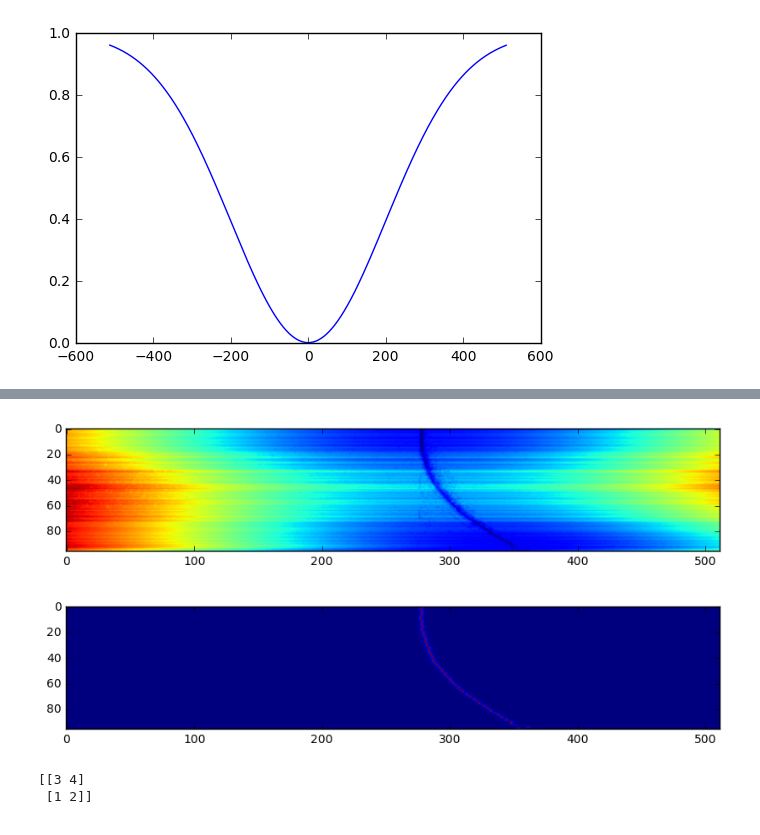
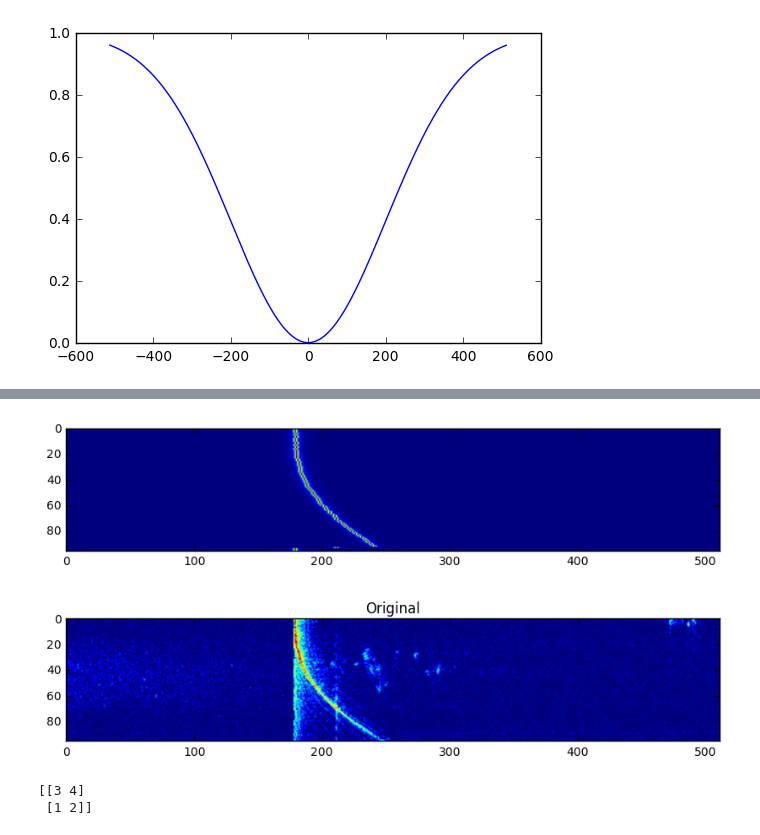
Before and after one commit to pvazteixeira/multibeam, a Jupyter notebook: feature-potts-dev.ipynb, the cells around one changed output, grey strips where cells are left out. Saved outputs shown, nothing was run; the diff lists cells and outputs as text; code cells hidden in the pictures.

Commit message:
fixed edge issues, removed void label (for now)

```diff
--- a/feature-potts-dev.ipynb
+++ b/feature-potts-dev.ipynb
@@ -21,8 +21,8 @@ plt.plot(x,1-y)
 [<matplotlib.lines.Line2D at 0x...>]
 [figure]
 # %%
-image_list = glob('/home/pvt/Workspace/multibeam-classification/dataset-1/*raw.png') # window set to 2.25m to 11.25m
-# image_list = glob('/home/pvt/Workspace/multibeam/data/DIDSON/2016-07-19.11/*raw.png') # window set to 2.25m to 11.25m
+# image_list = glob('/home/pvt/Workspace/multibeam-classification/dataset-1/*raw.png') # window set to 2.25m to 11.25m
+image_list = glob('/home/pvt/Workspace/multibeam/data/DIDSON/2016-07-19.11/*raw.png') # window set to 2.25m to 11.25m
 print len(image_list)
 
 import cv2
@@ -44,8 +44,8 @@ idx = np.random.randint(0,len(image_list))
 print 'image:',idx
 # img = imread(image_list[idx], as_grey=True)
 ping = cv2.imread(image_list[idx],cv2.CV_LOAD_IMAGE_GRAYSCALE)
-img = didson.deconvolve(ping)
-# img = ping
+# img = didson.deconvolve(ping)
+img = ping
 img = img.astype(np.float64)/255.0
 print np.amin(img), np.amax(img)
 print img.shape
@@ -59,5 +59,19 @@ image: 6
 # %%
-c_scale = 0.33
+"""
+Tunable parameters:
+- Cauchy scale
+- Transition cost & cooling
+- relative weight (u0/u1)
+- 1st-order void-label cost
+
+To Do:
+- better edge handling on roll
+- handle "void" labels on transition cost (should get replaced by fixed cost!)
+"""
+
+
+# c_scale = 0.33
+c_scale = 1
 #get a prior on the labels
 midx = np.argmax(img, axis=0) # return max location per row
 midx.shape = (1,96)
@@ -80,42 +94,69 @@ for i in range(0,512):
 
 # 'void' label
 u0v = np.sum(np.square(img),axis=0)
-
-# combine
 # u0 = np.vstack((u0v,u0))
 
+s = 100
 # now, iterate so as to get
-for i in range(0,10):
-    # TODO: fix edge effects
+# for i in range(0,20):
+i = 0
+while True:
+    i = i+1
+    # TODO: fix edge effects - replace with own value to zero the difference
+
     a = np.tile(midx,(512,1))
     l = np.roll(a,1,axis=1)
+    l[:,0]=l[:,1]
     ll = np.roll(l,1, axis=1)
+    ll[:,0]=ll[:,1]
     r = np.roll(a,-1,axis=1)
+    r[:,-1] = r[:,-2]
     rr = np.roll(r,-1, axis=1)
-    s = 30*(10 - i)
+    rr[:,-1] = rr[:,-2]
+
+#     s = 20*(20 - i)
+    s = 0.99*s;
 #     u1 = 2 - 2.5*s*norm.pdf((l-x),loc=0, scale=s ) - 2.5*s*norm.pdf((r-x),loc=0, scale=s )
     u1 = 4 - 2.5*s*norm.pdf((l-x),loc=0, scale=s ) - 2.5*s*norm.pdf((r-x),loc=0, scale=s ) - 2.5*s*norm.pdf((ll-x),loc=0, scale=s ) - 2.5*s*norm.pdf((rr-x),loc=0, scale=s )
 
-    # TODO: cost for the void label!
+#     u1 = np.vstack((0.5*np.ones_like(u0v),u1))
 
-    cost = u0 + 3*u1
+    print 'u0:',np.amin(u0),'-',np.amax(u0)
+    print 'u1:',np.amin(u1),'-',np.amax(u1)
+    print 's:',s
+    cost = u0 + u1
     midx_new = np.argmin(cost, axis=0)
 
 #     print np.amin(cost),np.amax(cost)
 #     print u0.shapes
 #     midx_new = np.argmin(u0, axis=0)
 
-    s = np.sum((midx-midx_new)!=0)
-    print 's:',s
+    changes = np.sum((midx-midx_new)!=0)
+    print 'changes:',changes
     midx = midx_new
 
-    plt.figure(figsize=(10,4))
-    plt.imshow((cost).transpose())
+#     plt.figure(figsize=(10,4))
+#     plt.imshow((cost).transpose())
 
-    if s<=0:
+    if s<10:
         break
+
+    if changes<=0:
+        break
+
+    if i>100:
+        break
+
+
+print 'iterations:',i
+plt.figure(figsize=(10,4))
+plt.imshow(cost.transpose())
 
 simg = cauchy.pdf(x,loc=midx, scale=c_scale)
 plt.figure(figsize=(10,4))
 plt.imshow(simg.transpose())
+
+plt.figure(figsize=(10,4))
+plt.imshow(img.transpose())
+plt.title('Original')
 # %% [output]
@@ -126,5 +178,5 @@ s: 0
-[figure, old version]
+[figure, new version]
-[figure, old version]
+[figure, new version]
 # %%
 a = np.array([[1,2],[3,4]])
 print np.roll(a,1,axis=0)
```
Also changed, not shown: parts of 4 cells of this notebook.
